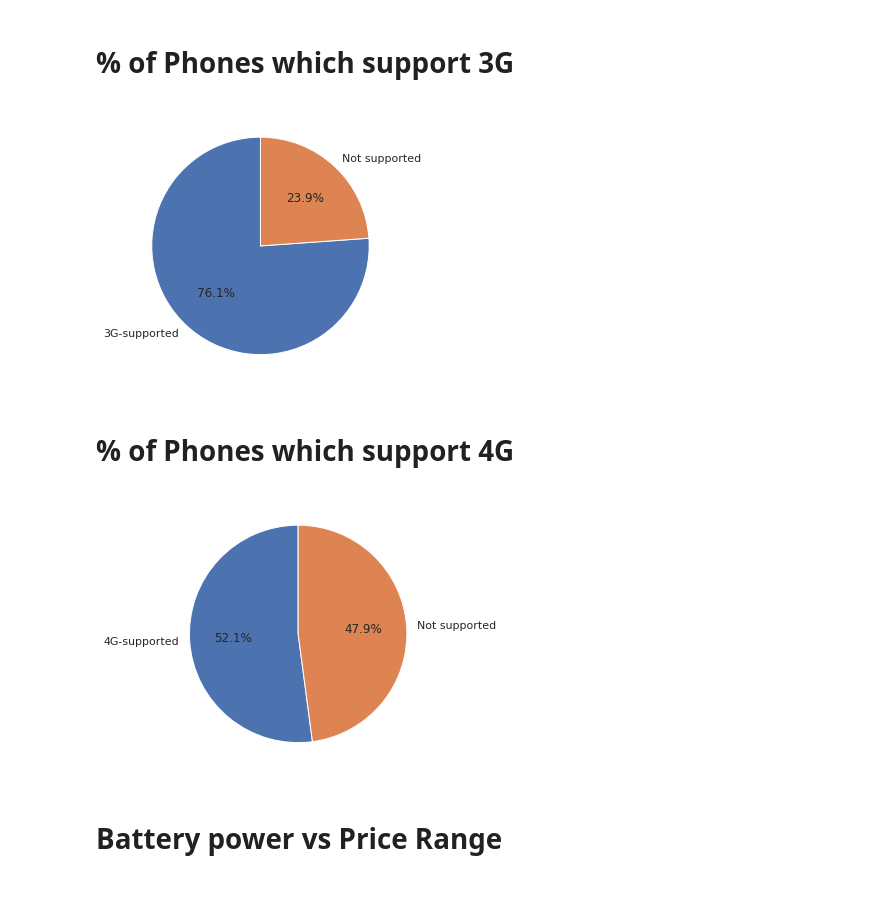
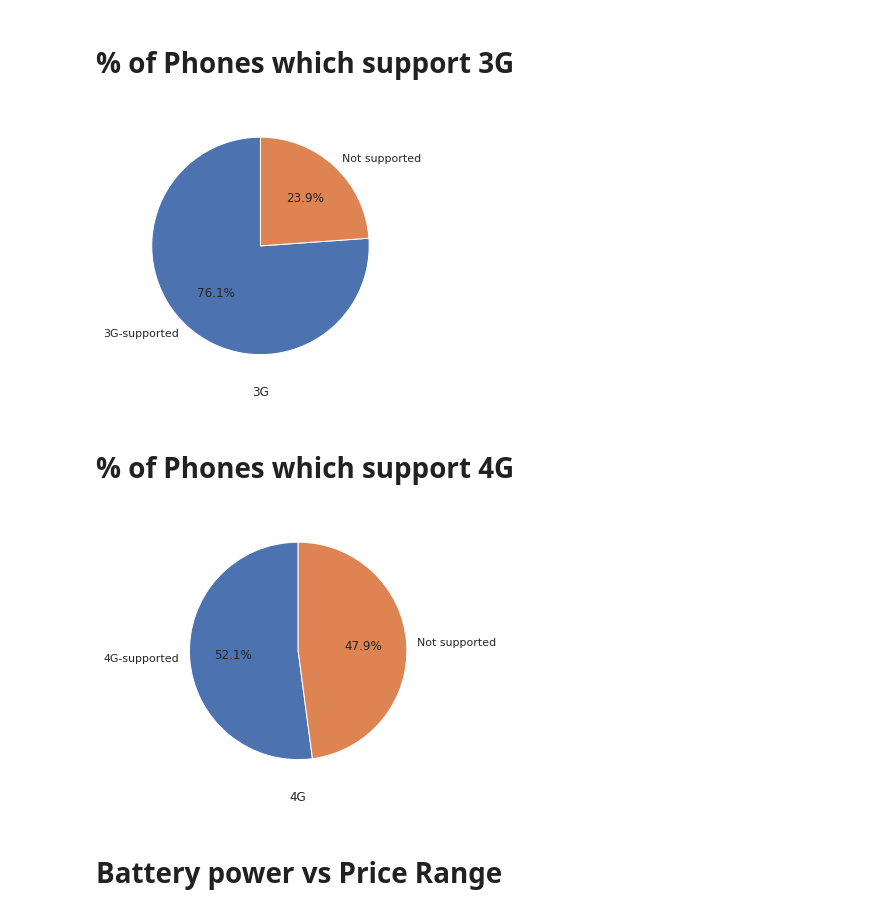
Before and after one commit to preetikhullbe/mobile-price-prediction, a Jupyter notebook: Mobile_price_prediction.ipynb, the cells around one changed output. Cells and saved outputs as stored; diff of their text form; code cells hidden in the pictures.

```diff
--- a/Mobile_price_prediction.ipynb
+++ b/Mobile_price_prediction.ipynb
@@ -223,7 +269,8 @@ Let us analyse some data features and see their distribution
 col=mobile_price_df.columns
 for x in col:
   sns.set(rc={'figure.figsize':(10,5)})
-  ax=sns.displot(data=mobile_price_df[x],color='green')
+  sns.set_style('white')
+  ax=sns.displot(data=mobile_price_df[x],kde = True, color ='purple')
   plt.xlabel(x)
 plt.show()
 # %% [output]
@@ -270,0 +320,3 @@ mobile_price_df.plot(kind='box',figsize=(20,10))
+# %%
+#
+mobile_price_df['fc']=np.sqrt(mobile_price_df['fc'])
@@ -270,0 +339,2 @@ mobile_price_df.plot(kind='box',figsize=(20,10))
+# %%
+mobile_price_df['px_height']=np.sqrt(mobile_price_df['px_height'])
@@ -378,11 +522,12 @@ memory usage: 407.9 KB
 # %%
 labels = ["3G-supported",'Not supported']
 values = mobile_price_df['three_g'].value_counts().values
 fig1, ax1 = plt.subplots()
 ax1.pie(values, labels=labels, autopct='%1.1f%%',startangle=90)
+plt.xlabel("3G")
 plt.show()
 # %% [output]
-[figure, old version]
+[figure, new version]
 # %% [markdown]
 # % of Phones which support 4G
 # %%
@@ -390,9 +535,10 @@ labels4g = ["4G-supported",'Not supported']
 values4g = mobile_price_df['four_g'].value_counts().values
 fig1, ax1 = plt.subplots()
 ax1.pie(values4g, labels=labels4g, autopct='%1.1f%%',startangle=90)
+plt.xlabel("4G")
 plt.show()
 # %% [output]
-[figure, old version]
+[figure, new version]
 # %% [markdown]
 # Battery power vs Price Range
 # %%
```
Also changed, not shown: parts of 37 cells of this notebook.
